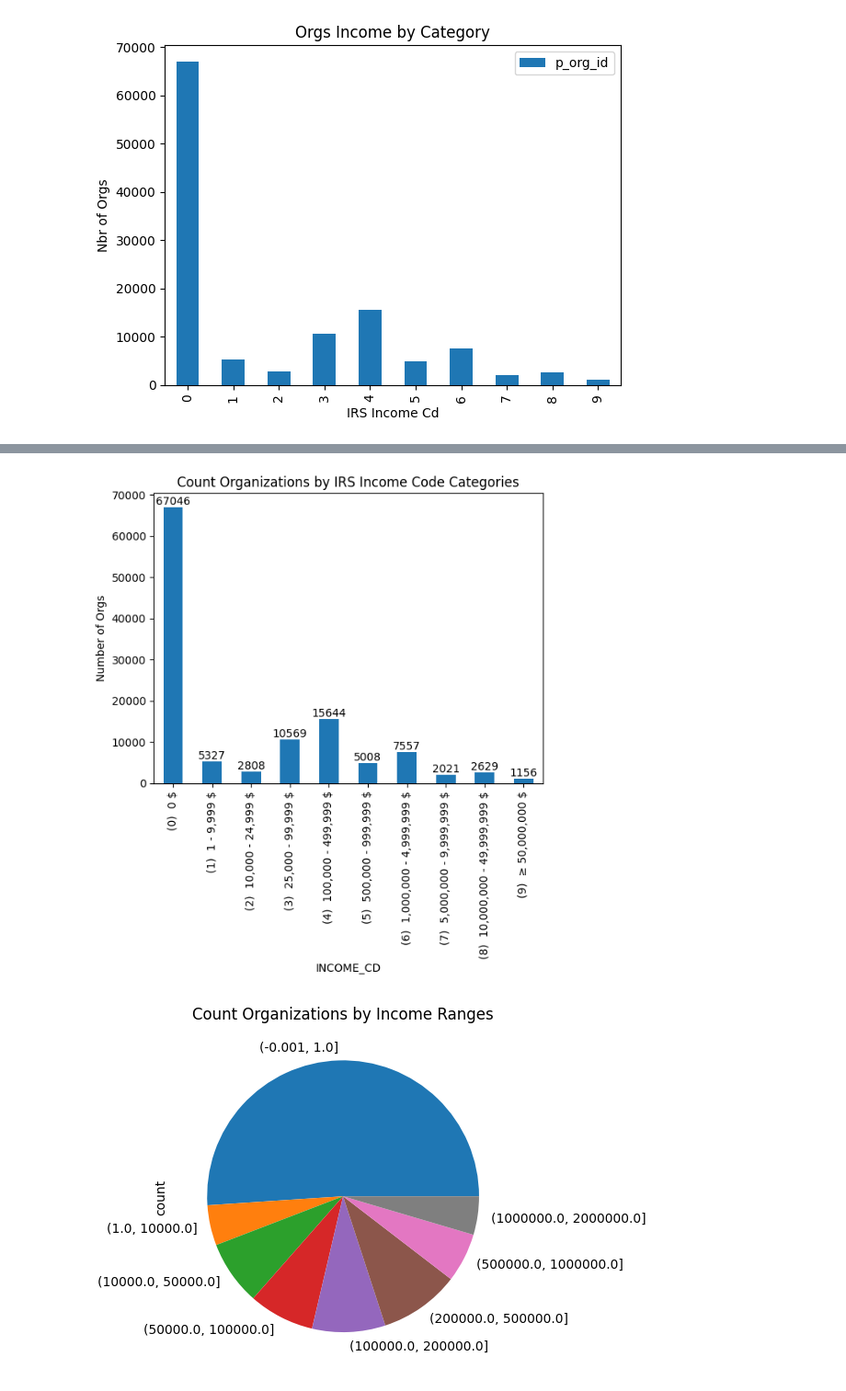
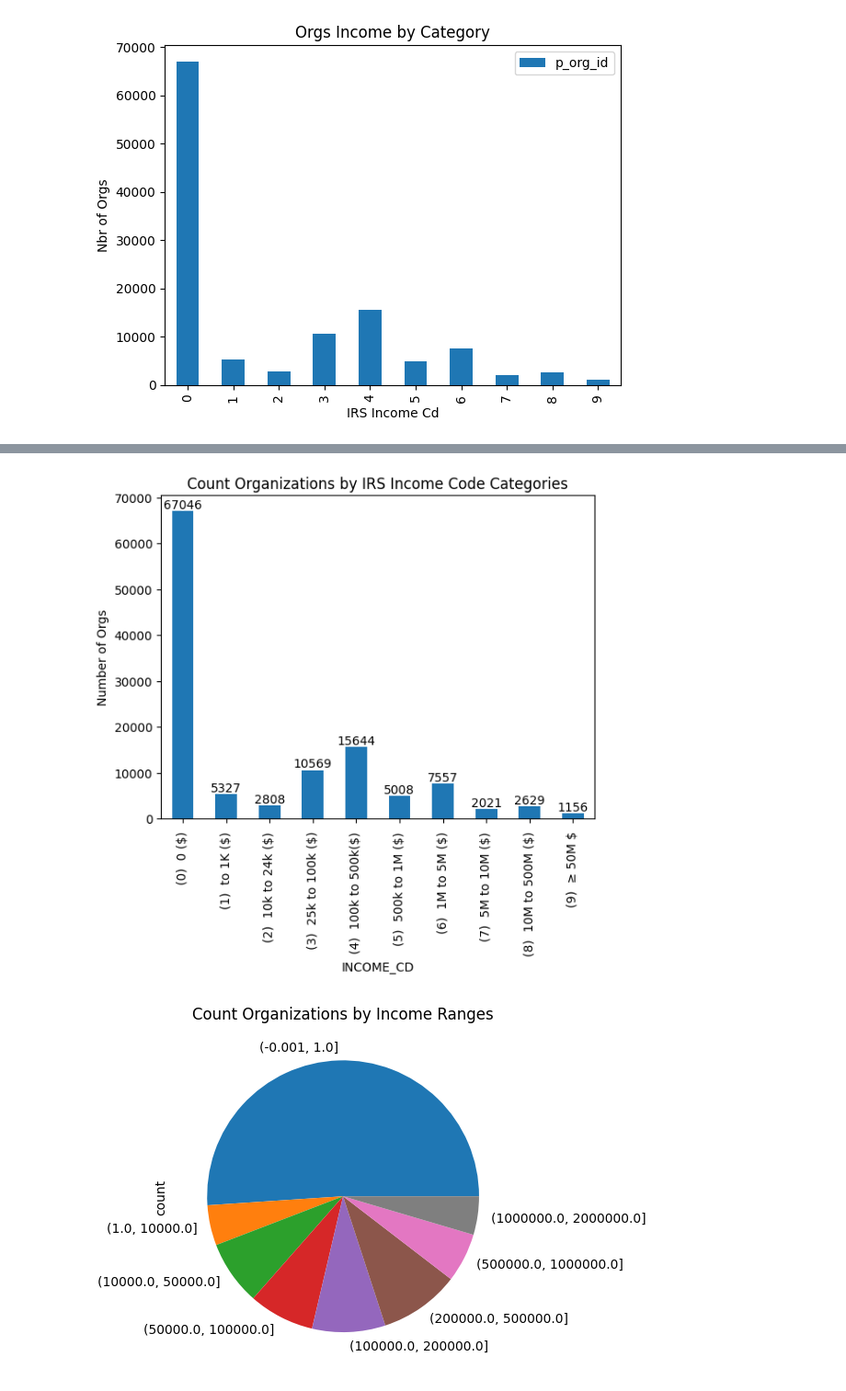
Before and after one commit to johnzelson/nonprofits-colab, a Jupyter notebook: S1_IRS_BMF.ipynb, the cells around one changed output, grey strips where cells are left out. Shown at 92% size. Cells and saved outputs as stored; diff of their text form; code cells hidden in the pictures.

```diff
--- a/S1_IRS_BMF.ipynb
+++ b/S1_IRS_BMF.ipynb
@@ -902,0 +1560,33 @@ NameError: name 'city_inc_df' is not defined
+# %%
+# in case loading processed ny data
+# at this step, has all NY nonprofits with uszipcode library into added
+
+
+#TODO:  woops, census stuff not in this yet
+dtype = {"CLASSIFICATION": str,
+         "EIN" : str,
+         "ACTIVITY" : str,
+         "AFFILIATION" : str,
+         "ORGANIZATION" : str,
+         "FOUNDATION" : str,
+         "NTEE_CD" : str,
+         "RULING" : str,
+         "ZIP" : str,
+         "TAX_PERIOD" : str,
+         "GROUP" : str,
+         "cb_BASENAME" : int,
+         "cb_BLKGRP" : int,
+         "cb_BLOCK": str,
+         "cb_GEOID" : str,
+         "ZipCd" : str,
+         "zipcode" : str,
+         #"population" : int,
+         #"housing_units" : int,
+         # TypeError: Cannot cast array data from dtype('float64') to dtype('int64') according to the rule 'safe'
+
+         #"occupied_housing_units" : int,
+         #"median_home_value" : int,
+         #"median_household_income": int
+         }
+
+df = pd.read_csv('/content/drive/My Drive/IRS_processed/np_ny_p_df.csv', dtype=dtype)
@@ -1344,29 +2294,34 @@ plt.show()
 # %%
+# -- obsolete ---
 # ---------------------------------------------
 # Using IRS Income Code, Count Orgs by Income
 # Lookup Income Code
 # --------------------------------------------
+
+# doesn't work for small cities because it's
+# setting the labels to the lookups,
+# but sometimes there is no entry
 
 from matplotlib import pyplot as plt
 import locale
 import re
 
 xlabs = []
 
 for c in (c for c in bmf['INCOME_CD'] if c != 'define') :
   # print (c, ":", bmf['INCOME_CD'][c] )
-  xlabs.append(f"({c})  {bmf['INCOME_CD'][c]} $")
+  xlabs.append(f"({c})  {bmf['INCOME_CD'][c]['short']} ")
 
 ax = df.groupby(['INCOME_CD'])['p_org_id'].count().plot.bar(rot=0)
 
 ax.set_xticklabels(xlabs,rotation=90)
 
 ax.set_ylabel("Number of Orgs")
 ax.set_title("Count Organizations by IRS Income Code Categories")
 ax.bar_label(ax.containers[0])
 plt.show()
 # %% [output]
-[figure, old version]
+[figure, new version]
 # %%
 # can i make a pie chart from same org count / income
 
```
Also changed, not shown: parts of 108 cells of this notebook.
